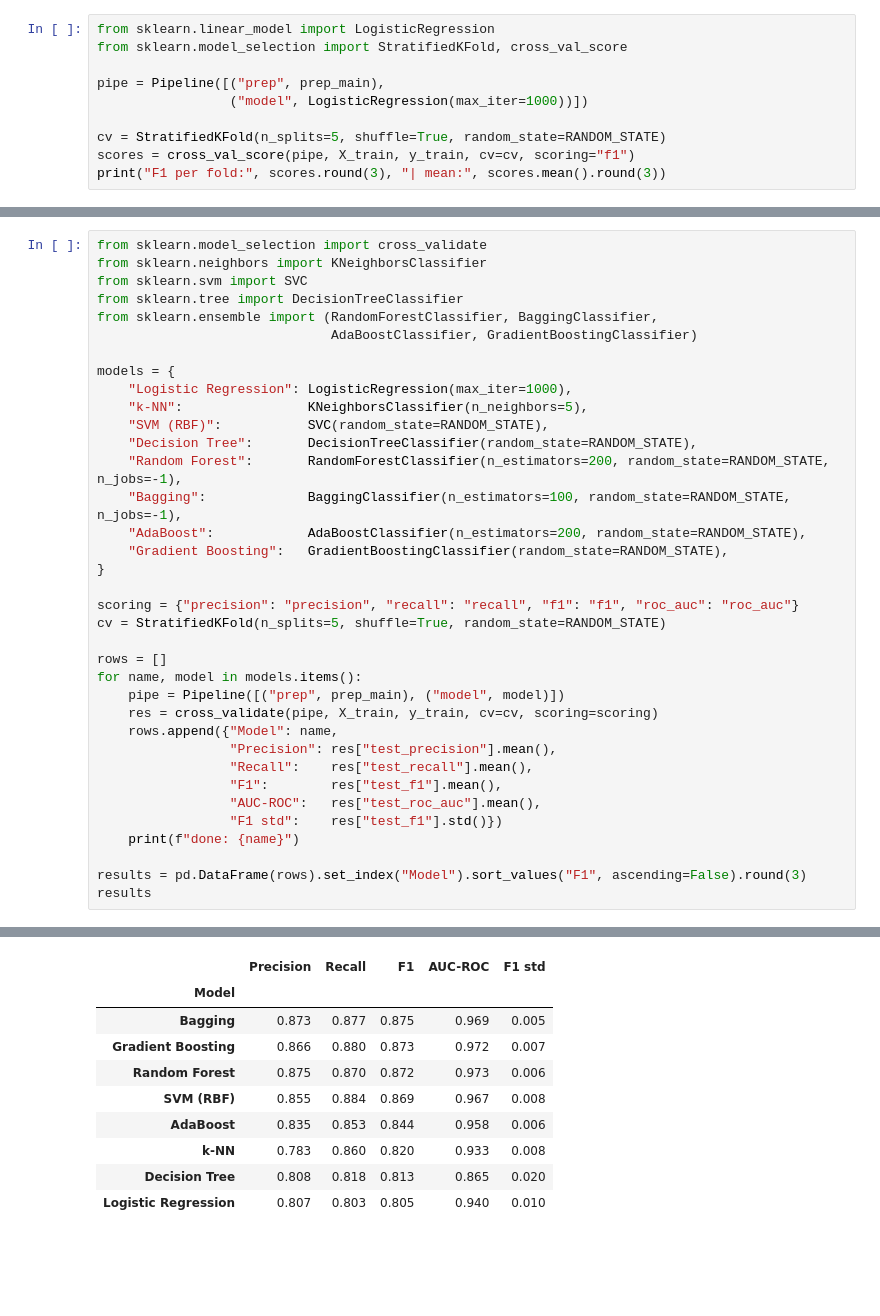
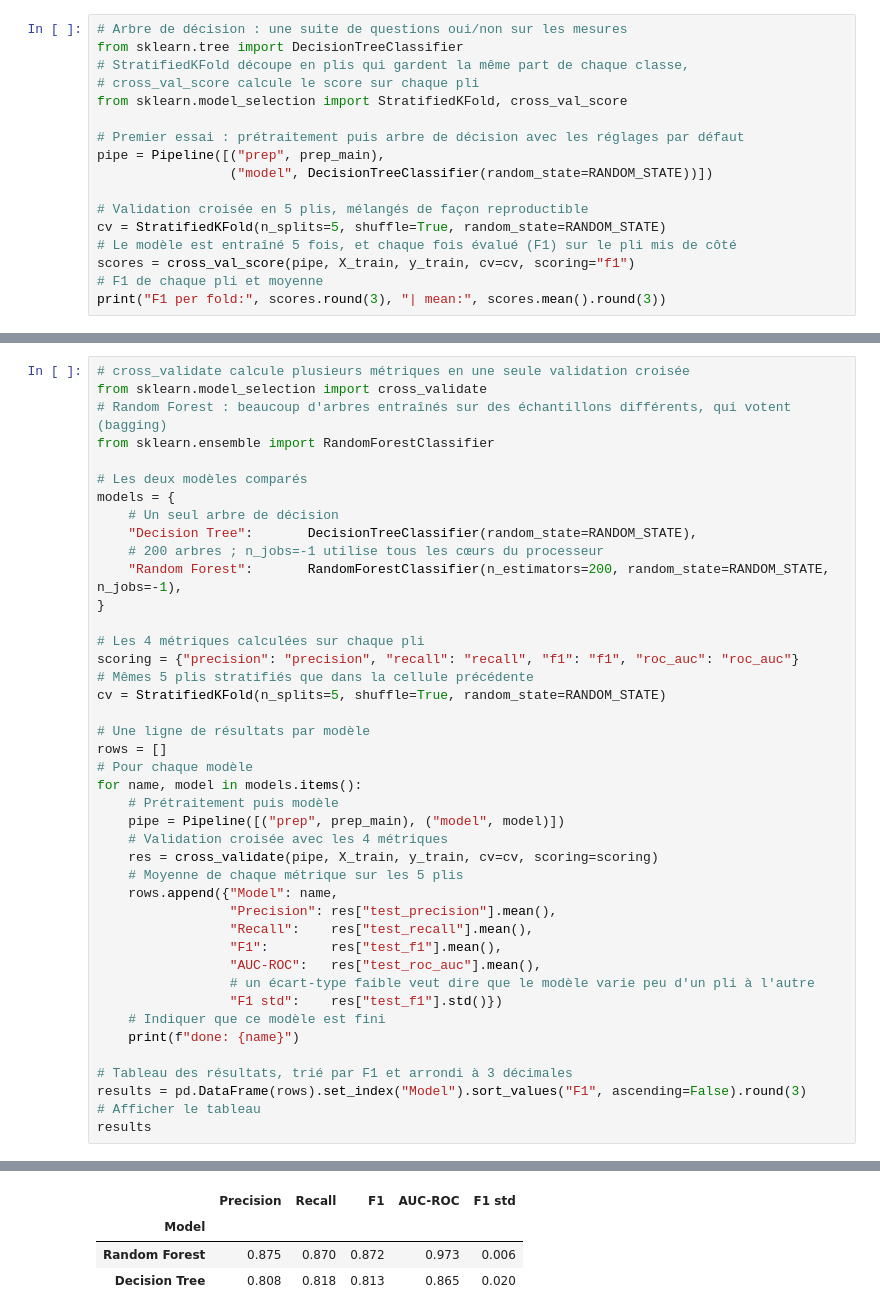
Before and after one commit to MrKammounYT/ExoPlanets, a Jupyter notebook: Model.ipynb, the cells around one changed output, grey strips where cells are left out. Cells and saved outputs as stored; diff of their text form; blank space fills up the shorter version.

```diff
--- a/Model.ipynb
+++ b/Model.ipynb
@@ -318,13 +437,20 @@ Any missing values left: False
  'num__koi_slogg' 'num__koi_srad' 'num__koi_kepmag' 'lognum__koi_period'
  'lognum__koi_duration' 'lognum__koi_depth']
 # %%
-from sklearn.linear_model import LogisticRegression
+# Arbre de décision : une suite de questions oui/non sur les mesures
+from sklearn.tree import DecisionTreeClassifier
+# StratifiedKFold découpe en plis qui gardent la même part de chaque classe,
+# cross_val_score calcule le score sur chaque pli
 from sklearn.model_selection import StratifiedKFold, cross_val_score
 
+# Premier essai : prétraitement puis arbre de décision avec les réglages par défaut
 pipe = Pipeline([("prep", prep_main),
-                 ("model", LogisticRegression(max_iter=1000))])
+                 ("model", DecisionTreeClassifier(random_state=RANDOM_STATE))])
 
+# Validation croisée en 5 plis, mélangés de façon reproductible
 cv = StratifiedKFold(n_splits=5, shuffle=True, random_state=RANDOM_STATE)
+# Le modèle est entraîné 5 fois, et chaque fois évalué (F1) sur le pli mis de côté
 scores = cross_val_score(pipe, X_train, y_train, cv=cv, scoring="f1")
+# F1 de chaque pli et moyenne
 print("F1 per fold:", scores.round(3), "| mean:", scores.mean().round(3))
 # %% [output]
@@ -332,37 +458,43 @@ F1 per fold: [0.809 0.813 0.812 0.804 0.785] | mean: 0.805
 # %%
+# cross_validate calcule plusieurs métriques en une seule validation croisée
 from sklearn.model_selection import cross_validate
-from sklearn.neighbors import KNeighborsClassifier
-from sklearn.svm import SVC
-from sklearn.tree import DecisionTreeClassifier
-from sklearn.ensemble import (RandomForestClassifier, BaggingClassifier,
-                              AdaBoostClassifier, GradientBoostingClassifier)
+# Random Forest : beaucoup d'arbres entraînés sur des échantillons différents, qui votent (bagging)
+from sklearn.ensemble import RandomForestClassifier
 
+# Les deux modèles comparés
 models = {
-    "Logistic Regression": LogisticRegression(max_iter=1000),
-    "k-NN":                KNeighborsClassifier(n_neighbors=5),
-    "SVM (RBF)":           SVC(random_state=RANDOM_STATE),
+    # Un seul arbre de décision
     "Decision Tree":       DecisionTreeClassifier(random_state=RANDOM_STATE),
+    # 200 arbres ; n_jobs=-1 utilise tous les cœurs du processeur
     "Random Forest":       RandomForestClassifier(n_estimators=200, random_state=RANDOM_STATE, n_jobs=-1),
-    "Bagging":             BaggingClassifier(n_estimators=100, random_state=RANDOM_STATE, n_jobs=-1),
-    "AdaBoost":            AdaBoostClassifier(n_estimators=200, random_state=RANDOM_STATE),
-    "Gradient Boosting":   GradientBoostingClassifier(random_state=RANDOM_STATE),
 }
 
+# Les 4 métriques calculées sur chaque pli
 scoring = {"precision": "precision", "recall": "recall", "f1": "f1", "roc_auc": "roc_auc"}
+# Mêmes 5 plis stratifiés que dans la cellule précédente
 cv = StratifiedKFold(n_splits=5, shuffle=True, random_state=RANDOM_STATE)
 
+# Une ligne de résultats par modèle
 rows = []
+# Pour chaque modèle
 for name, model in models.items():
+    # Prétraitement puis modèle
     pipe = Pipeline([("prep", prep_main), ("model", model)])
+    # Validation croisée avec les 4 métriques
     res = cross_validate(pipe, X_train, y_train, cv=cv, scoring=scoring)
+    # Moyenne de chaque métrique sur les 5 plis
     rows.append({"Model": name,
                  "Precision": res["test_precision"].mean(),
                  "Recall":    res["test_recall"].mean(),
                  "F1":        res["test_f1"].mean(),
                  "AUC-ROC":   res["test_roc_auc"].mean(),
+                 # un écart-type faible veut dire que le modèle varie peu d'un pli à l'autre
                  "F1 std":    res["test_f1"].std()})
+    # Indiquer que ce modèle est fini
     print(f"done: {name}")
 
+# Tableau des résultats, trié par F1 et arrondi à 3 décimales
 results = pd.DataFrame(rows).set_index("Model").sort_values("F1", ascending=False).round(3)
+# Afficher le tableau
 results
 # %% [output]
@@ -377,11 +503,5 @@ done: Gradient Boosting
 |  | Precision | Recall | F1 | AUC-ROC | F1 std |
 | Model |  |  |  |  |  |
-| Bagging | 0.873 | 0.877 | 0.875 | 0.969 | 0.005 |
-| Gradient Boosting | 0.866 | 0.880 | 0.873 | 0.972 | 0.007 |
 | Random Forest | 0.875 | 0.870 | 0.872 | 0.973 | 0.006 |
-| SVM (RBF) | 0.855 | 0.884 | 0.869 | 0.967 | 0.008 |
-| AdaBoost | 0.835 | 0.853 | 0.844 | 0.958 | 0.006 |
-| k-NN | 0.783 | 0.860 | 0.820 | 0.933 | 0.008 |
 | Decision Tree | 0.808 | 0.818 | 0.813 | 0.865 | 0.020 |
-| Logistic Regression | 0.807 | 0.803 | 0.805 | 0.940 | 0.010 |
 # %%
```
Also changed, not shown: parts of 25 cells of this notebook.
